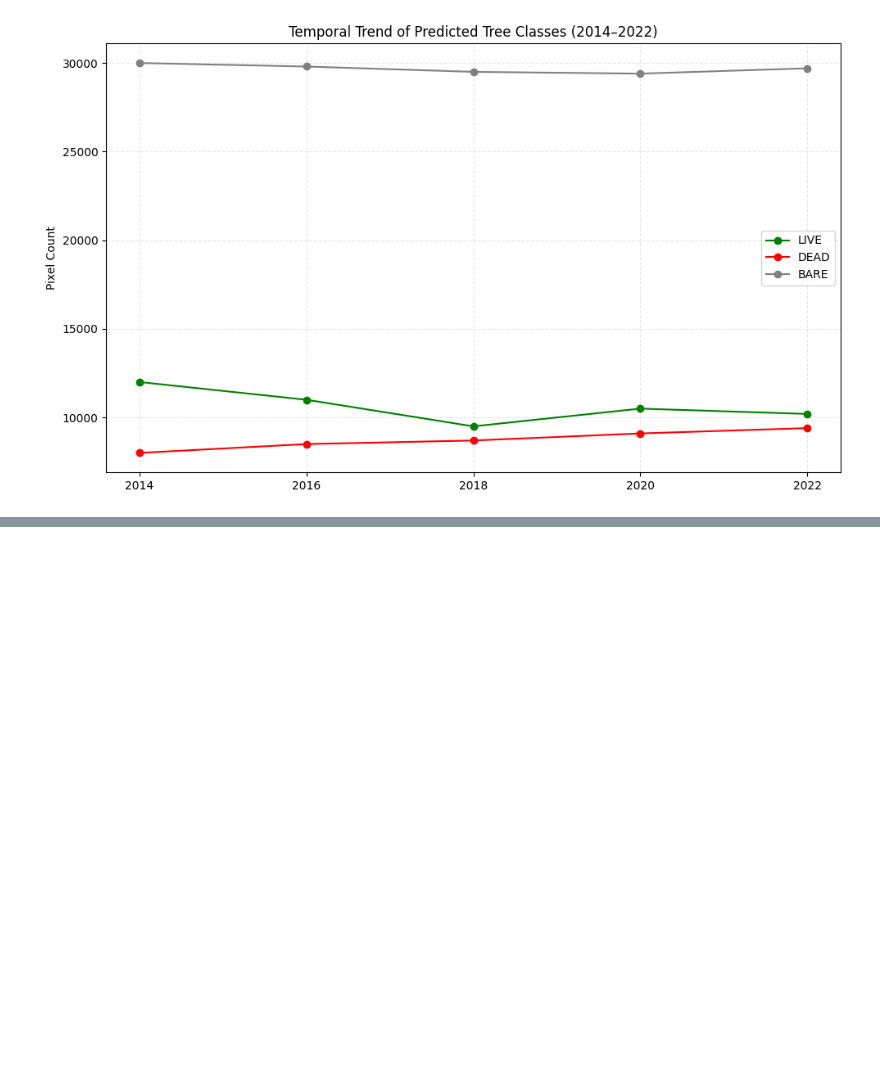
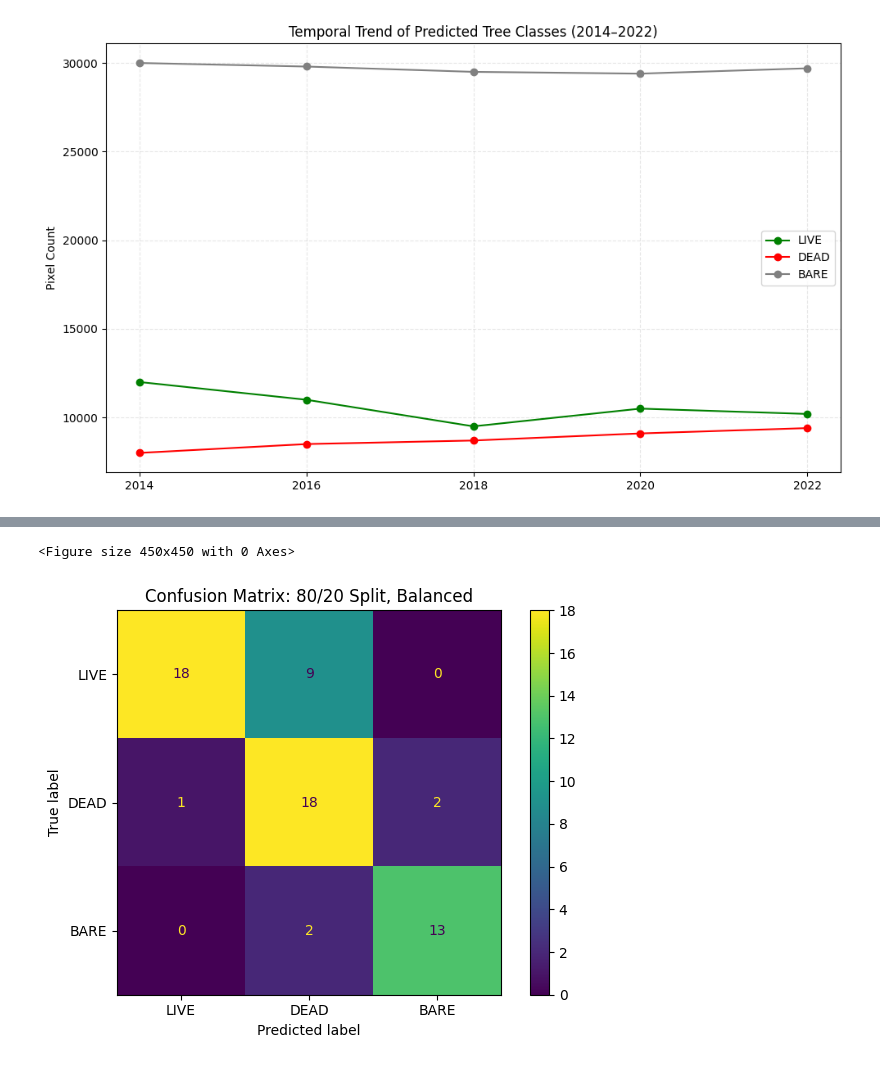
Before and after one commit to DeveshParagiri/tree-mortality, a Jupyter notebook: model.ipynb, the cells around one changed output, grey strips where cells are left out. Cells and saved outputs as stored; diff of their text form; code cells hidden in the pictures; blank space fills up the shorter version.

```diff
--- a/model.ipynb
+++ b/model.ipynb
@@ -475,0 +528,55 @@ plt.show()
+# %%
+import pandas as pd
+import numpy as np
+import os
+import rasterio
+import matplotlib.pyplot as plt
+from sklearn.ensemble import RandomForestClassifier
+from sklearn.metrics import confusion_matrix, ConfusionMatrixDisplay
+from sklearn.model_selection import train_test_split
+
+# === CONFIG ===
+LABEL_FILE = "labeled2.csv"
+IMAGE_DIR = "labeled_samples"
+CLASSES = ["LIVE", "DEAD", "BARE"]
+LABEL_TO_INT = {label: i for i, label in enumerate(CLASSES)}
+INT_TO_LABEL = {i: label for label, i in LABEL_TO_INT.items()}
+
+# === Feature Extractor ===
+def extract_features(path):
+    with rasterio.open(path) as src:
+        bands = src.read()
+        r, g, b, nir = bands[0, 0, 0], bands[1, 0, 0], bands[2, 0, 0], bands[3, 0, 0]
+        ndvi = (nir - r) / (nir + r + 1e-6)
+        return [r, g, b, nir, ndvi]
+
+# === Load labeled data ===
+df = pd.read_csv(LABEL_FILE)
+df = df[df["label"].isin(CLASSES)]
+
+X, y = [], []
+for _, row in df.iterrows():
+    tif_path = os.path.join(IMAGE_DIR, row["filename"].replace(".png", ".tif"))
+    if os.path.exists(tif_path):
+        X.append(extract_features(tif_path))
+        y.append(LABEL_TO_INT[row["label"]])
+
+# === Train/test split and model ===
+X_train, X_test, y_train, y_test = train_test_split(X, y, stratify=y, test_size=0.2, random_state=42)
+
+clf = RandomForestClassifier(n_estimators=100, random_state=42, class_weight="balanced")
+clf.fit(X_train, y_train)
+y_pred = clf.predict(X_test)
+
+# === Plot confusion matrix ===
+cm = confusion_matrix(y_test, y_pred)
+disp = ConfusionMatrixDisplay(confusion_matrix=cm, display_labels=CLASSES)
+
+plt.figure(figsize=(4.5, 4.5))
+disp.plot(cmap="viridis", values_format='d')
+plt.title("Confusion Matrix: 80/20 Split, Balanced")
+plt.tight_layout()
+plt.show()
+# %% [output]
+<Figure size 450x450 with 0 Axes>
+[figure, added]
```
Also changed, not shown: parts of 6 cells of this notebook, 14 other files.
